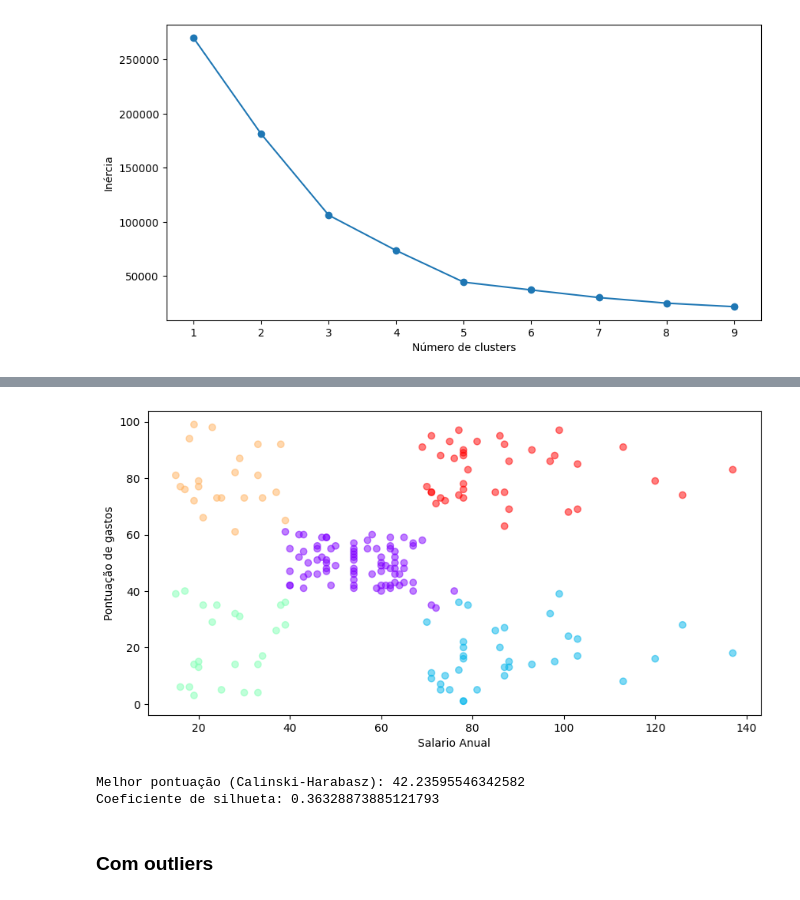
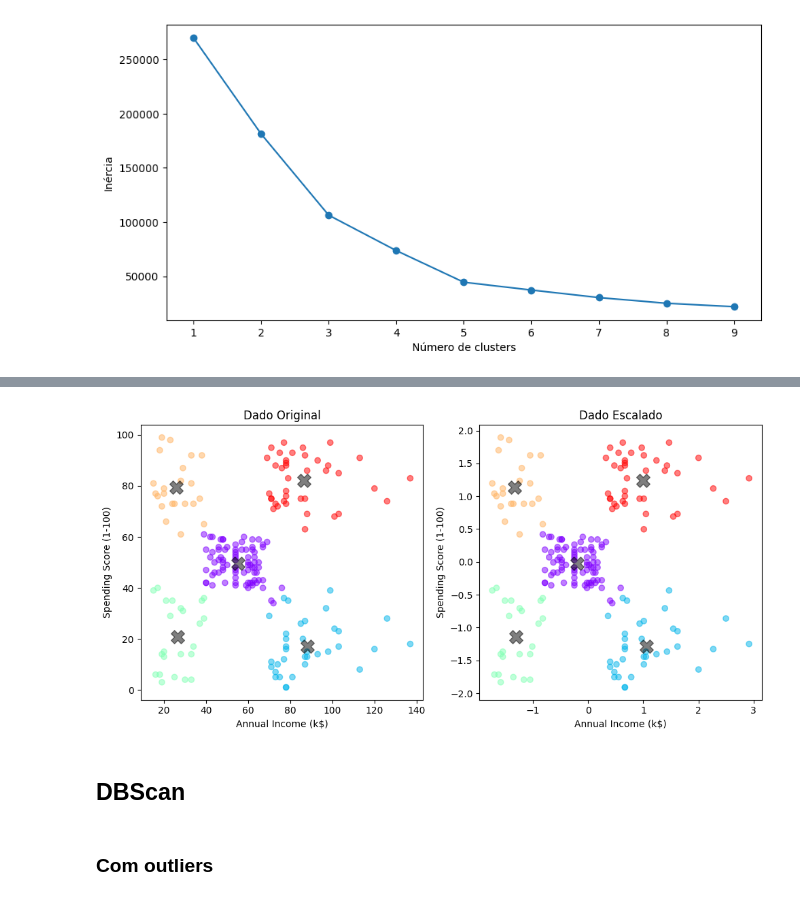
Before and after one commit to MCardosoDev/F_Clusterizacao, a Jupyter notebook: clusterizacao.ipynb, the cells around one changed output, grey strips where cells are left out. Cells and saved outputs as stored; diff of their text form; code cells hidden in the pictures.

```diff
--- a/clusterizacao.ipynb
+++ b/clusterizacao.ipynb
@@ -110,6 +111,7 @@ plt.show()
 # %% [markdown]
 ## Feature Scaling
 # %%
+X = df[['Annual Income (k$)', 'Spending Score (1-100)']]
 scaler = StandardScaler()
 scaler.fit(df[['Annual Income (k$)','Spending Score (1-100)']])
-df_scaler = scaler.transform(df[['Annual Income (k$)','Spending Score (1-100)']])
+X_scaler = scaler.transform(df[['Annual Income (k$)','Spending Score (1-100)']])
@@ -146,22 +152,20 @@ param_grid = {
 }
 
 grid_search = GridSearchCV(estimator=kmeans, param_grid=param_grid, cv=5)
-
+grid_search_scaler = GridSearchCV(estimator=kmeans, param_grid=param_grid, cv=5)
 grid_search.fit(X)
+grid_search_scaler.fit(X_scaler)
 
 print("Melhores parâmetros:", grid_search.best_params_)
-print("Melhor pontuação de validação cruzada:", grid_search.best_score_)
+print("Melhores parâmetros scaler:", grid_search_scaler.best_params_)
 
 best_kmeans = grid_search.best_estimator_
+best_kmeans_scaler = grid_search_scaler.best_estimator_
+
 centroides = best_kmeans.cluster_centers_
+centroides_scaler = best_kmeans_scaler.cluster_centers_
+
 best_kmeans_labels = best_kmeans.predict(X)
-
-score = calinski_harabasz_score(X, best_kmeans_labels)
-print("Melhor pontuação (Calinski-Harabasz):", score)
-
-silhouette_avg = silhouette_score(X, best_kmeans_labels)
-print("Coeficiente de silhueta:", silhouette_avg)
-df['Grupos'] = best_kmeans_labels
-df.head()
+best_kmeans_labels_scaler = best_kmeans_scaler.predict(X_scaler)
 # %% [output]
 Melhores parâmetros: {'algorithm': 'elkan', 'init': 'k-means++', 'max_iter': 100, 'n_clusters': 5, 'n_init': 10, 'tol': 0.0001}
@@ -177,24 +173,33 @@ Coeficiente de silhueta: 0.553931997444648
 # %%
+plt.subplot(1, 2, 1)
 plt.scatter(df[['Annual Income (k$)']], df[['Spending Score (1-100)']], c=best_kmeans_labels, alpha=0.5, cmap='rainbow')
-plt.xlabel('Salario Anual')
-plt.ylabel('Pontuação de gastos')
-# plt.scatter(centroides[:, 0], centroides[:, 1], c='black', marker='X', s=200, alpha=0.5) # type: ignore
-plt.rcParams['figure.figsize'] = (10, 5)
+plt.scatter(centroides[:, 0], centroides[:, 1], c='black', marker='X', s=200, alpha=0.5) # type: ignore
+plt.title('Dado Original')
+plt.xlabel('Annual Income (k$)')
+plt.ylabel('Spending Score (1-100)')
+
+plt.subplot(1, 2, 2)
+plt.scatter(X_scaler[:, 0], X_scaler[:, 1], c=best_kmeans_labels_scaler, alpha=0.5, cmap='rainbow') # type: ignore
+plt.scatter(centroides_scaler[:, 0], centroides_scaler[:, 1], c='black', marker='X', s=200, alpha=0.5) # type: ignore
+plt.title('Dado Escalado')
+plt.xlabel('Annual Income (k$)')
+plt.ylabel('Spending Score (1-100)')
+
+plt.rcParams['figure.figsize'] = (18, 5)
+plt.tight_layout()
 plt.show()
 # %% [output]
-[figure, old version]
+[figure, new version]
+# %% [markdown]
+## DBScan
 # %%
 dbscan = DBSCAN(eps=10, min_samples=8, algorithm='auto')
 dbscan.fit(X)
 dbscan_labels = dbscan.labels_
 
-score = calinski_harabasz_score(X, dbscan_labels)
-print("Melhor pontuação (Calinski-Harabasz):", score)
-silhouette_avg = silhouette_score(X, dbscan_labels)
-print("Coeficiente de silhueta:", silhouette_avg)
+dbscan_scaler = DBSCAN(eps=10, min_samples=8, algorithm='auto')
+dbscan_scaler.fit(X_scaler)
+dbscan_labels_scaler = dbscan_scaler.labels_
-# %% [output]
-Melhor pontuação (Calinski-Harabasz): 42.23595546342582
-Coeficiente de silhueta: 0.36328873885121793
 # %% [markdown]
 ### Com outliers
 # %%
```
Also changed, not shown: parts of 34 cells of this notebook.
